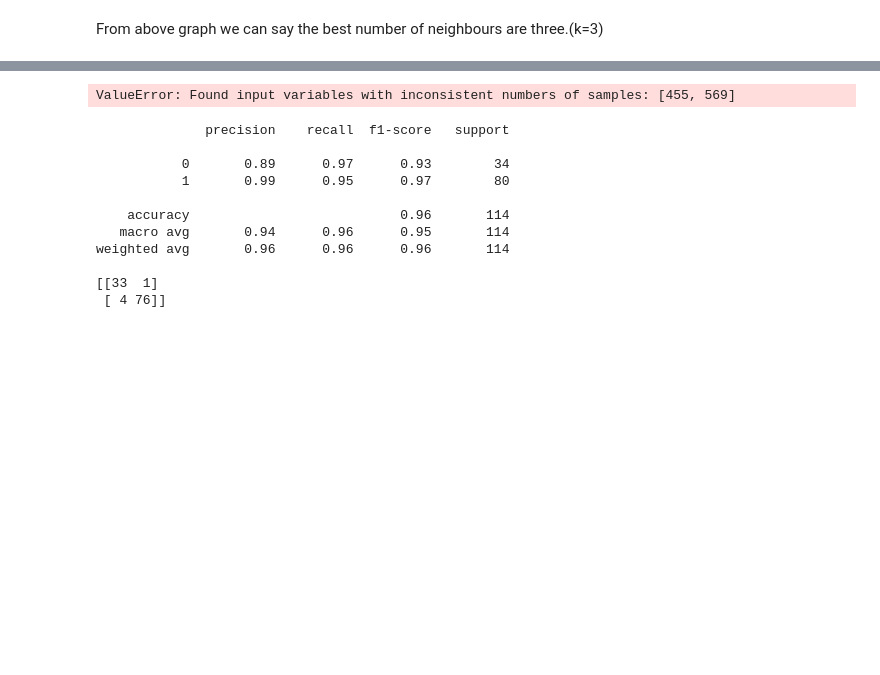
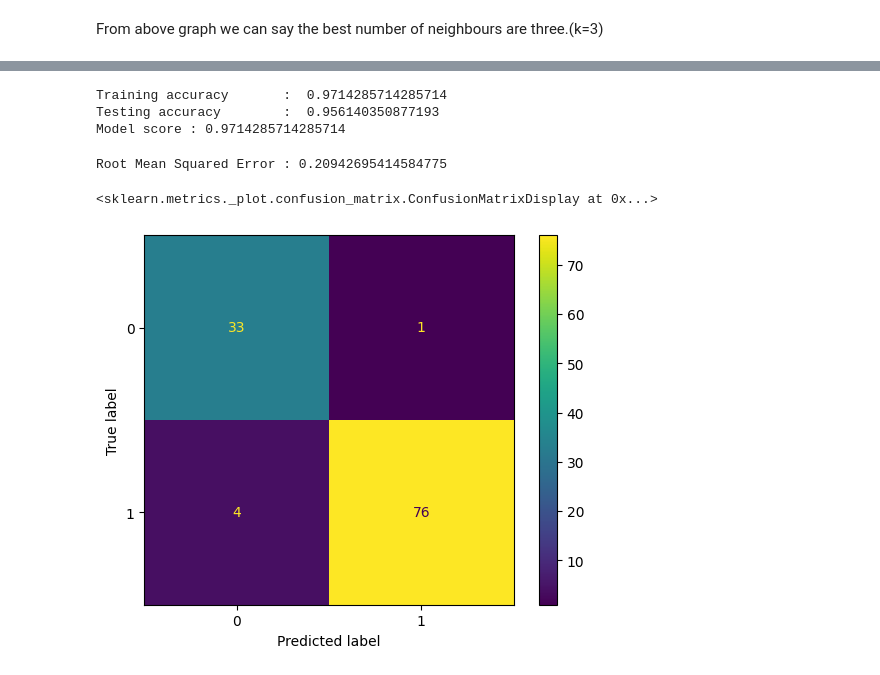
Before and after one commit to bannukadananjaya/2019e136_lab01, a Jupyter notebook: 2019E136.ipynb, the cells around one changed output, grey strips where cells are left out. Saved outputs shown, nothing was run; the diff lists cells and outputs as text; code cells hidden in the pictures; blank space fills up the shorter version.

```diff
--- a/2019E136.ipynb
+++ b/2019E136.ipynb
@@ -147,0 +126,12 @@ Model score : 0.9802197802197802
+# %%
+from sklearn.model_selection import train_test_split
+
+X_train, X_test, Y_train, Y_test = train_test_split(X, Y, test_size=0.2 ,random_state=4)
+
+model = KNeighborsClassifier(n_neighbors=5)
+model.fit(X_train,Y_train)
+PredY = model.predict(X_test)
+
+score2 = knn.score(X_test, Y_test)
+print("previous model score :",score1)
+print("new model score :",score2)
@@ -156,11 +149,11 @@ test_acc = []
 for k in range(1, 9):
     # Train the K-Nearest Neighbors model on the training data
     knn = KNeighborsClassifier(n_neighbors=k)
-    knn.fit(XTrain, YTrain)
+    knn.fit(X_train, Y_train)
 
     # Compute the training and testing accuracy
-    train_accuracy = knn.score(XTrain, YTrain)
-    test_accuracy = knn.score(XTest, YTest)
+    train_accuracy = knn.score(X_train, Y_train)
+    test_accuracy = knn.score(X_test, Y_test)
 
     train_acc.append(train_accuracy)
     test_acc.append(test_accuracy)
@@ -204,14 +185,32 @@ Model score : 0.9714285714285714
+# %%
+#Q08
+
+model = KNeighborsClassifier(n_neighbors=3)
+model.fit(X_train,Y_train)
+
+train_acc = knn.score(X_train,Y_train)
+test_acc = knn.score(X_test, Y_test)
+
+print("Training accuracy\t: ",train_acc )
+print("Testing accuracy\t: ",test_acc )
+
+scorefinal = knn.score(X_train, Y_train)
+print("Model score :",scorefinal)
+# %% [output]
+Training accuracy       :  0.9714285714285714
+Testing accuracy        :  0.956140350877193
+Model score : 0.9714285714285714
 # %%
 #Q09
 from sklearn.metrics import mean_squared_error
-Ypred = knn.predict(X)
+Ypred = knn.predict(X_test)
 
 # Calculate the mean squared error
-mse = mean_squared_error(XTrain, Ypred)
+mse = mean_squared_error(Ypred, Y_test)
 
 # Calculate the root mean squared error
 rmse = np.sqrt(mse)
 
-print("Root Mean Squared Error: {:.2f}".format(rmse))
+print("Root Mean Squared Error :", rmse)
 # %% [output]
-ValueError: Found input variables with inconsistent numbers of samples: [455, 569]
+Root Mean Squared Error : 0.20942695414584775
@@ -220,21 +217,10 @@ ZeroDivisionError
-# %%
-from sklearn.metrics import classification_report, confusion_matrix
-
-# Make predictions on the test data
-Ypred = knn.predict(XTest)
-
-# Print the classification report and confusion matrix
-print(classification_report(YTest, Ypred))
-print(confusion_matrix(YTest, Ypred))
-# %% [output]
-              precision    recall  f1-score   support
-
-           0       0.89      0.97      0.93        34
-           1       0.99      0.95      0.97        80
-
-    accuracy                           0.96       114
-   macro avg       0.94      0.96      0.95       114
-weighted avg       0.96      0.96      0.96       114
-
-[[33  1]
- [ 4 76]]
+# %%
+from sklearn.metrics import confusion_matrix, ConfusionMatrixDisplay
+
+# Plot the confusion matrix
+cm = confusion_matrix(Y_test, Ypred)
+cm_disp = ConfusionMatrixDisplay(cm)
+cm_disp.plot()
+# %% [output]
+<sklearn.metrics._plot.confusion_matrix.ConfusionMatrixDisplay at 0x...>
+[figure, added]
```
Also changed, not shown: parts of 9 cells of this notebook.
